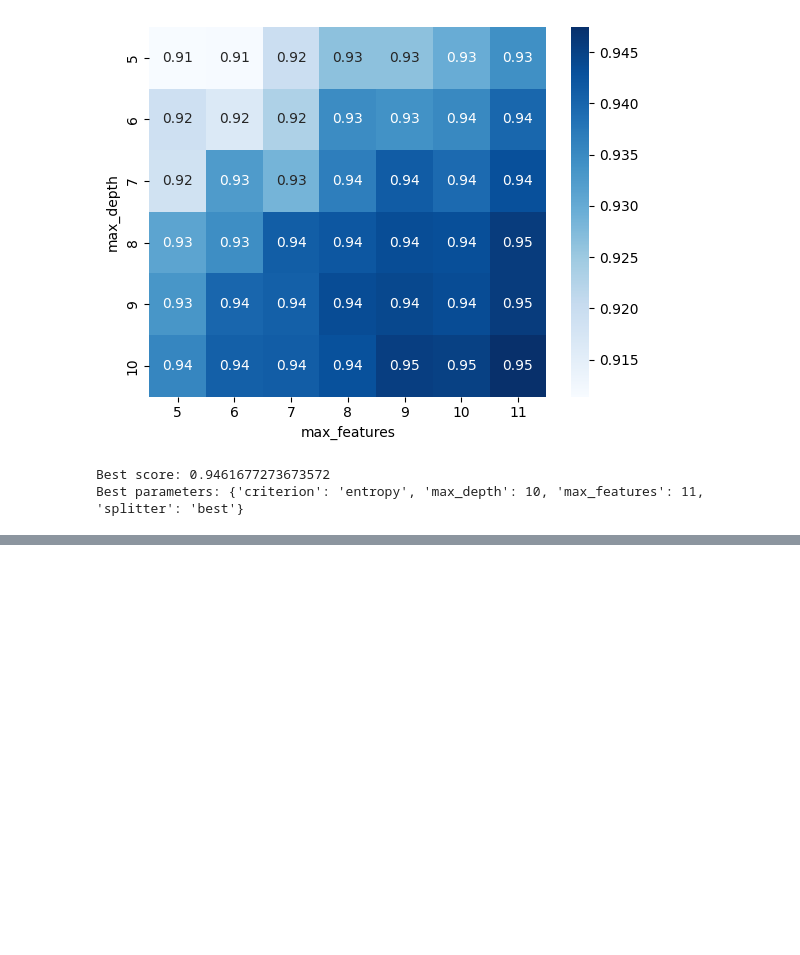
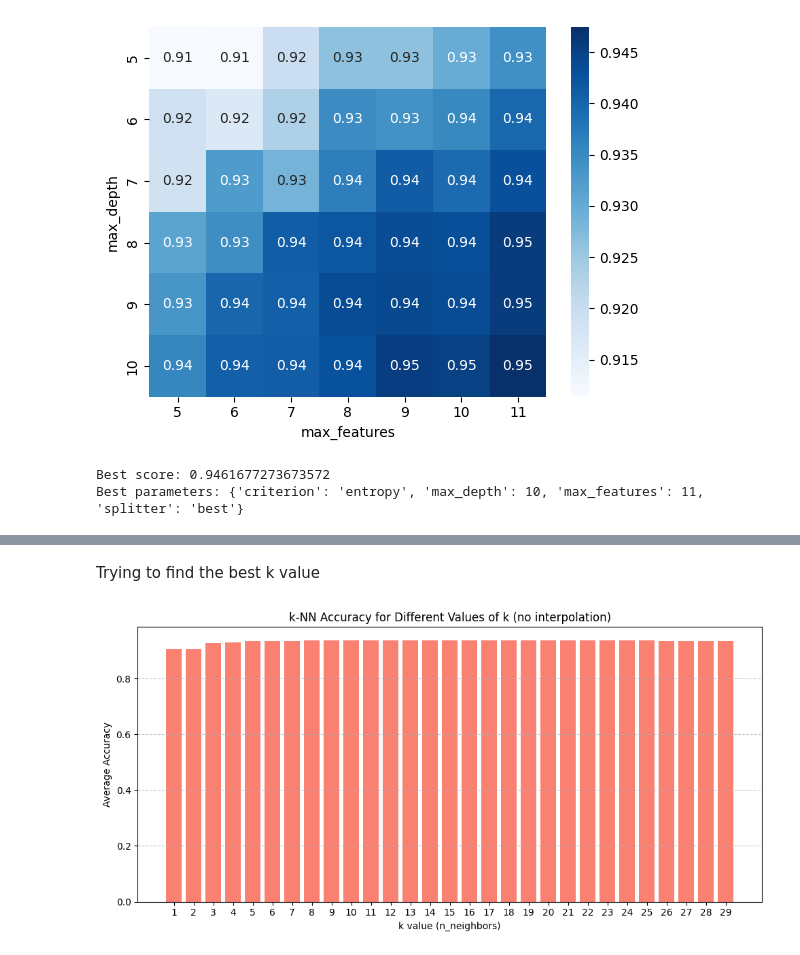
Before and after one commit to alexandre2004costa/IA_project2, a Jupyter notebook: main.ipynb, the cells around one changed output, grey strips where cells are left out. Drawn from its saved outputs; the diff is of its cells as text; code cells hidden in the pictures; blank space fills up the shorter version.

```diff
--- a/main.ipynb
+++ b/main.ipynb
@@ -437,0 +515,42 @@ Best parameters: {'criterion': 'entropy', 'max_depth': 10, 'max_features': 11, '
+# %% [markdown]
+Trying to find the best k value
+# %%
+accuracies_by_k = {}
+
+# Testing different values of k
+for k in range(1, 30):
+    model_accuracies = []
+
+    for _ in range(2):
+        # Split the dataset into training and testing sets (with stratification for balanced classes)
+        training_inputs, testing_inputs, training_classes, testing_classes = train_test_split(
+            all_inputs, all_labels, test_size=0.25, stratify=all_labels, random_state=repetition
+        )
+
+        # Normalize the data
+        scaler = StandardScaler()
+        training_inputs_scaled = scaler.fit_transform(training_inputs)
+        testing_inputs_scaled = scaler.transform(testing_inputs)
+
+        # Model k-NN Neighbor
+        knn_classifier = KNeighborsClassifier(n_neighbors=k, weights=weights)
+        knn_classifier.fit(training_inputs_scaled, training_classes)
+        predicted_classes = knn_classifier.predict(testing_inputs_scaled)
+
+        model_accuracies.append(accuracy_score(testing_classes, predicted_classes))
+
+    # Average of accuracies for the current k
+    accuracies_by_k[k] = sum(model_accuracies) / len(model_accuracies)
+
+# Results
+plt.figure(figsize=(10, 5))
+plt.bar(accuracies_by_k.keys(), accuracies_by_k.values(), color='salmon')
+plt.xlabel('k value (n_neighbors)')
+plt.ylabel('Average Accuracy')
+plt.title('k-NN Accuracy for Different Values of k (no interpolation)')
+plt.xticks(list(accuracies_by_k.keys()))
+plt.grid(axis='y', linestyle='--', alpha=0.7)
+plt.tight_layout()
+plt.show()
+# %% [output]
+[figure, added]
```
Also changed, not shown: parts of 20 cells of this notebook, 1 other file.
